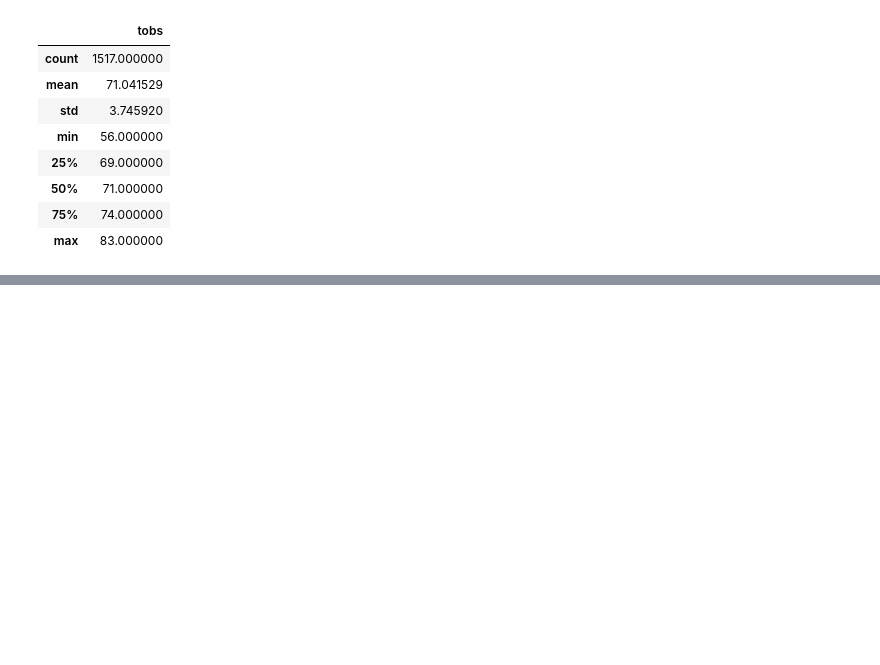
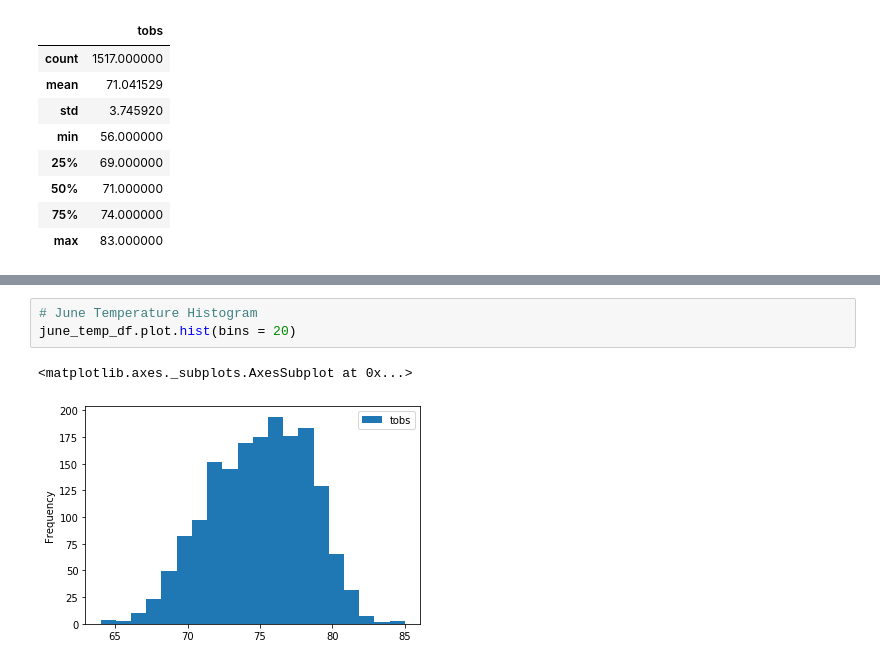
Before and after one commit to levflevine/surfs_up, a Jupyter notebook: SurfsUp_Challenge.ipynb, the cells around one changed output, grey strips where cells are left out. Saved outputs shown, nothing was run; the diff lists cells and outputs as text; blank space fills up the shorter version.

```diff
--- a/SurfsUp_Challenge.ipynb
+++ b/SurfsUp_Challenge.ipynb
@@ -183,0 +190,6 @@ dec_temp_df.describe()
+# %%
+# June Temperature Histogram
+june_temp_df.plot.hist(bins = 20)
+# %% [output]
+<matplotlib.axes._subplots.AxesSubplot at 0x...>
+[figure, added]
```
Also changed, not shown: parts of 1 cell of this notebook, 3 other files.
